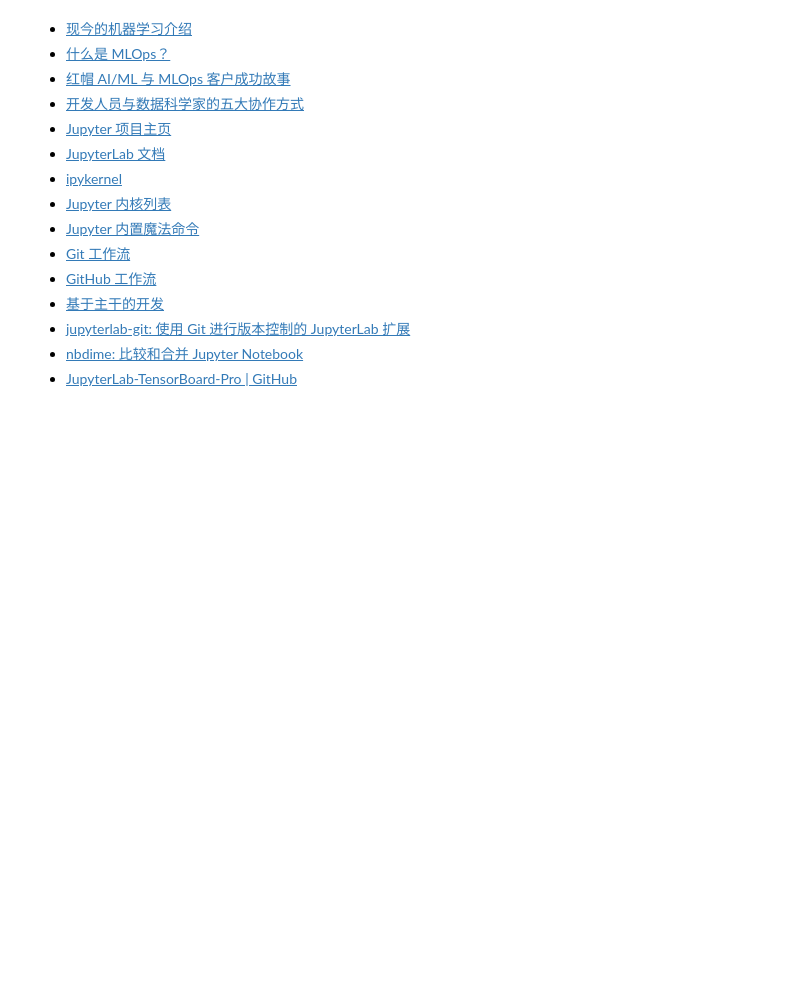
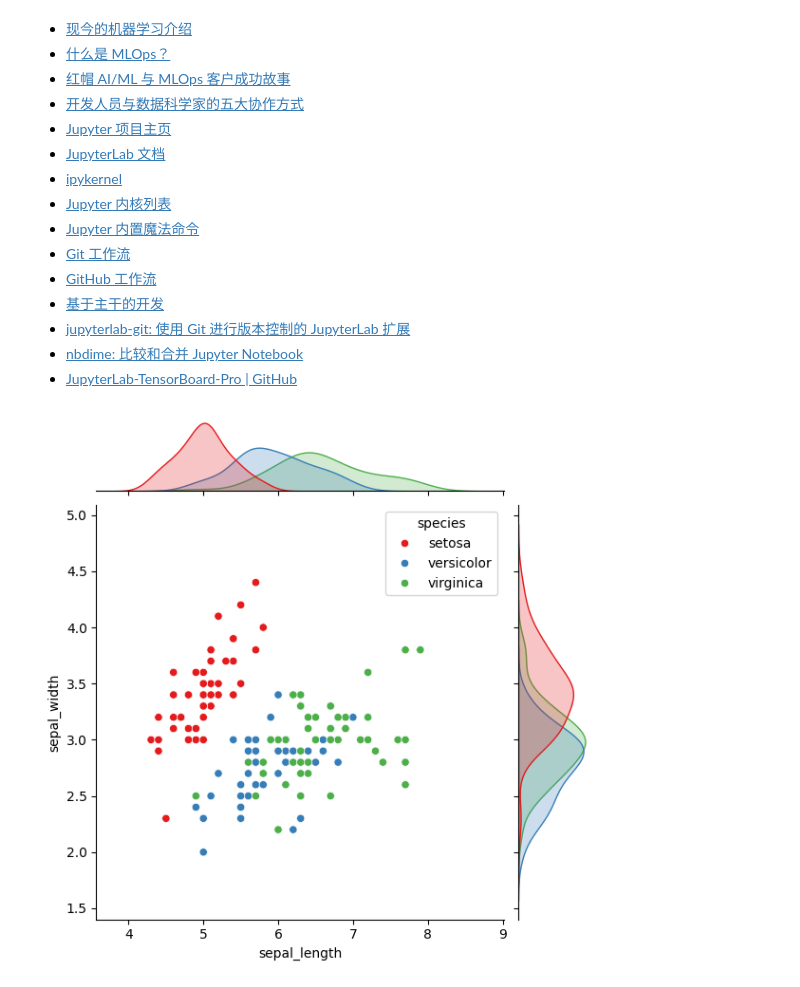
Before and after one commit to Alberthua-Perl/python-project-demo, a Jupyter notebook: AI267v2.x-course/MLOps_on_Red_Hat_OpenShift_AI.ipynb, the cells around one changed output. Drawn from its saved outputs; the diff is of its cells as text; code cells hidden in the pictures; blank space fills up the shorter version.

```diff
--- a/AI267v2.x-course/MLOps_on_Red_Hat_OpenShift_AI.ipynb
+++ b/AI267v2.x-course/MLOps_on_Red_Hat_OpenShift_AI.ipynb
@@ -1830,3 +1846,17 @@ $ oc get template -n redhat-ods-applications
 - [jupyterlab-git: 使用 Git 进行版本控制的 JupyterLab 扩展](https://github.com/jupyterlab/jupyterlab-git)
 - [nbdime: 比较和合并 Jupyter Notebook](https://nbdime.readthedocs.io/en/stable/)
 - [JupyterLab-TensorBoard-Pro | GitHub](https://github.com/HFAiLab/jupyterlab_tensorboard_pro)
+# %%
+# 示例1：鸢尾花数据集的密度散点图（seaborn.jointplot）
+import seaborn as sns, matplotlib.pyplot as plt, numpy as np
+from scipy.stats import gaussian_kde
+
+iris = sns.load_dataset('iris')
+
+sns.jointplot(data=iris, x='sepal_length', y='sepal_width',
+              kind='scatter', hue='species',  # 按种着色
+              marginal_kws=dict(fill=True),   # 边缘密度
+              palette='Set1', height=6)
+plt.show()
+# %% [output]
+[figure, added]
```
Also changed, not shown: parts of 13 cells of this notebook.
